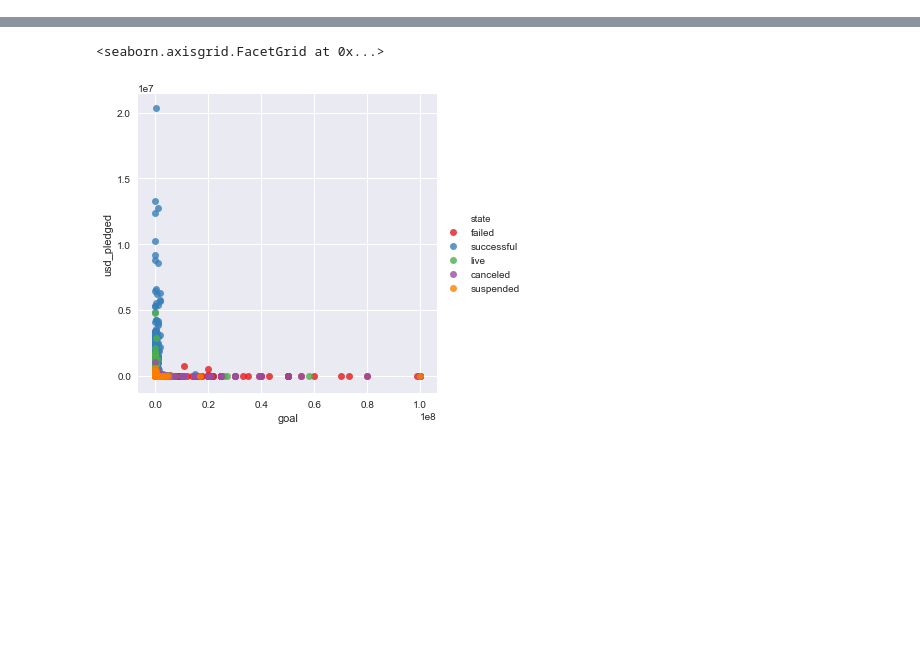
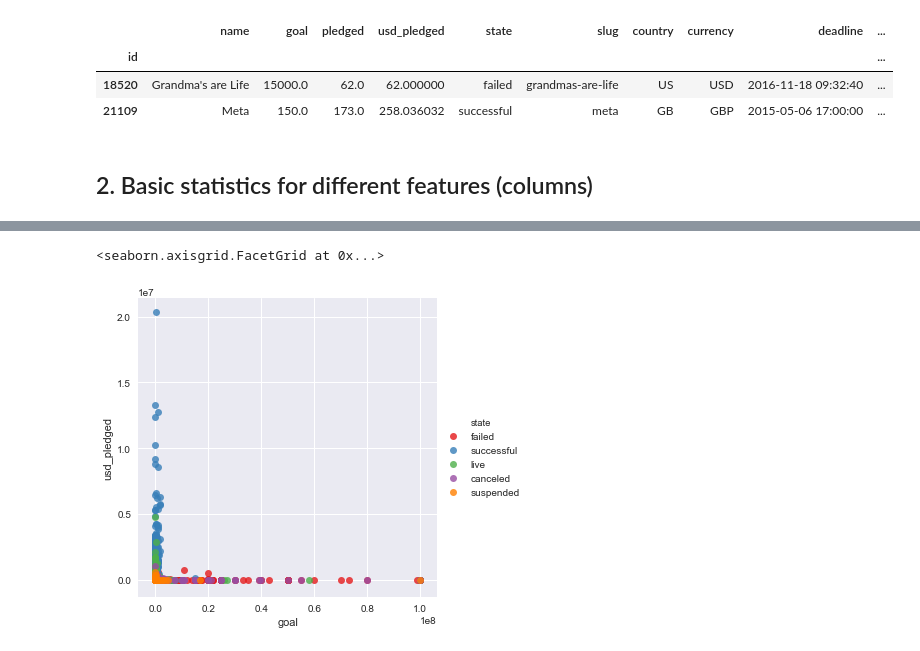
Before and after one commit to vlcekl/ds-crowdfunding, a Jupyter notebook: notebooks/explore_ks_data.ipynb, the cells around one changed output, grey strips where cells are left out. Drawn from its saved outputs; the diff is of its cells as text; code cells hidden in the pictures; blank space fills up the shorter version.

```diff
--- a/notebooks/explore_ks_data.ipynb
+++ b/notebooks/explore_ks_data.ipynb
@@ -71,0 +65,10 @@ Counter({'canceled': 15021,
+# %%
+# Look at the data
+df.head(2)
+# %% [output]
+|  | name | goal | pledged | usd_pledged | state | slug | country | currency | deadline | ... |
+| id |  |  |  |  |  |  |  |  |  | ... |
+| 18520 | Grandma's are Life | 15000.0 | 62.0 | 62.000000 | failed | grandmas-are-life | US | USD | 2016-11-18 09:32:40 | ... |
+| 21109 | Meta | 150.0 | 173.0 | 258.036032 | successful | meta | GB | GBP | 2015-05-06 17:00:00 | ... |
+# %% [markdown]
+## 2. Basic statistics for different features (columns)
```
Also changed, not shown: parts of 78 cells of this notebook, 1 other file.
